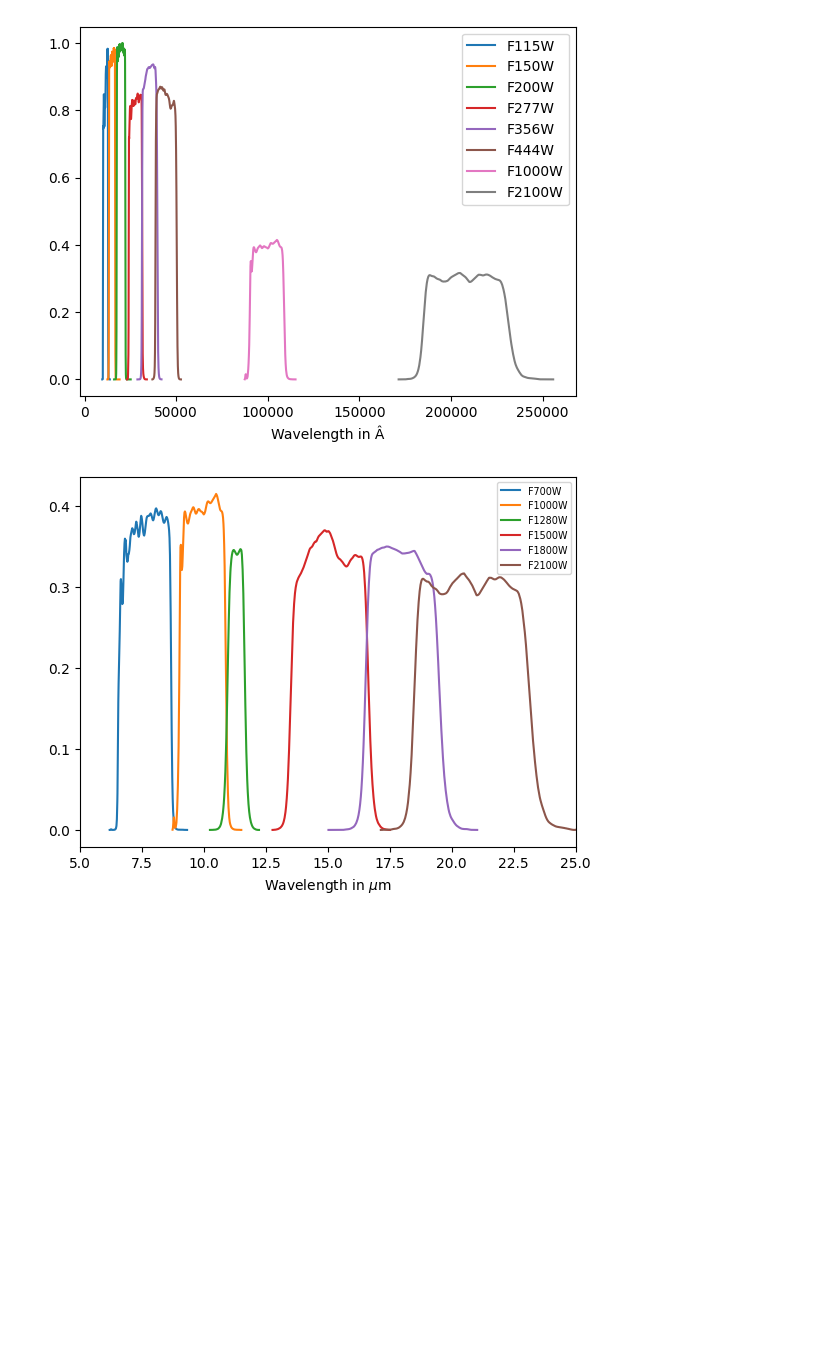
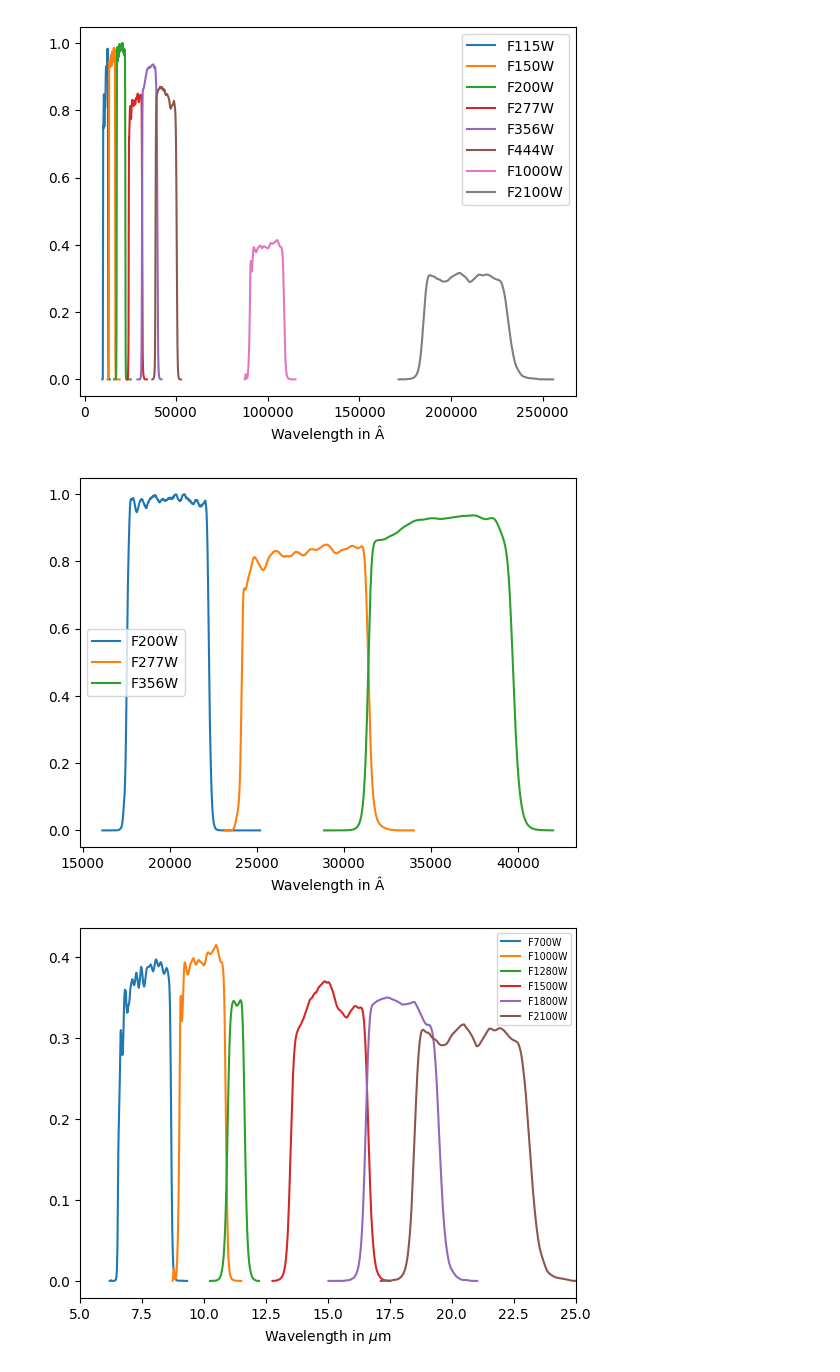
Before and after one commit to clilje/summer_2023, a Jupyter notebook: Week 1/JWST project/filter-check.ipynb, the cells around one changed output. Cells and saved outputs as stored; diff of their text form; code cells hidden in the pictures; blank space fills up the shorter version.

```diff
--- a/Week 1/JWST project/filter-check.ipynb
+++ b/Week 1/JWST project/filter-check.ipynb
@@ -44,6 +44,30 @@ plt.savefig('Figures/filter_JWST')
 plt.show()
 # %% [output]
 [figure]
+# %%
+"""
+This cell is to plot the different filters in JWST and their transmission curves.
+
+The data files get read in with pandas and then simply plotted.
+"""
+
+
+df = pd.read_csv('Filter/F200W_JWST_NIRCAM.txt', delimiter= '\s+', skiprows=(1),names=['Wavelength','filter'])
+plt.plot(df['Wavelength'].to_numpy(), df['filter'].to_numpy(), label='F200W')
+
+df = pd.read_csv('Filter/F277W_JWST_NIRCAM.txt', delimiter= '\s+', skiprows=(1),names=['Wavelength','filter'])
+plt.plot(df['Wavelength'].to_numpy(), df['filter'].to_numpy(), label='F277W')
+
+df = pd.read_csv('Filter/F356W_JWST_NIRCAM.txt', delimiter= '\s+', skiprows=(1),names=['Wavelength','filter'])
+plt.plot(df['Wavelength'].to_numpy(), df['filter'].to_numpy(), label='F356W')
+
+
+plt.legend()
+plt.xlabel(r'Wavelength in Â')
+#plt.savefig('Figures/filter_JWST')
+plt.show()
+# %% [output]
+[figure, added]
 # %%
 """
 Same concept as above, just MIRI filters to recreate a specific figure found in a paper.
```
Also changed, not shown: 7 other files.
